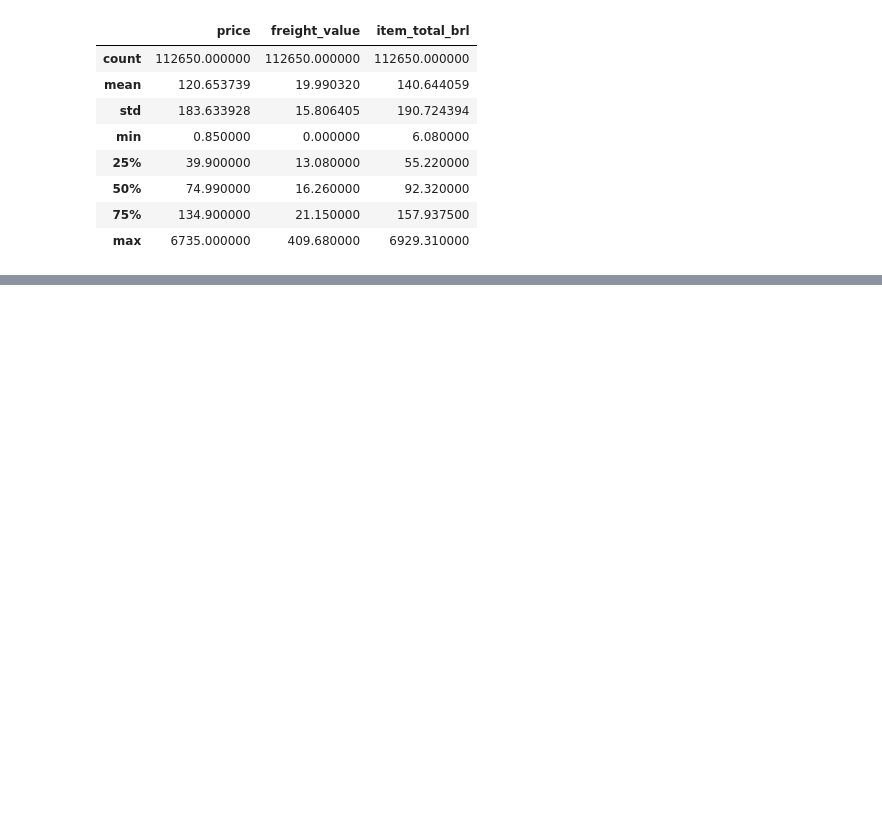
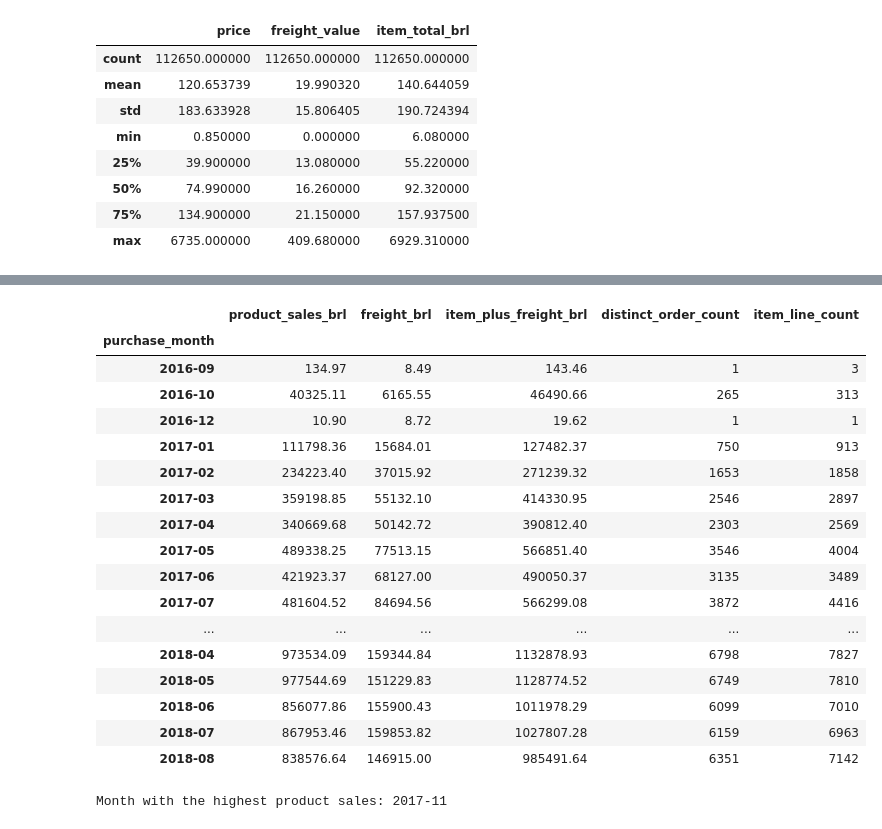
Before and after one commit to ttanvirr/pandas-ecommerce-sales-analysis, a Jupyter notebook: notebooks/01_data_exploration.ipynb, the cells around one changed output, grey strips where cells are left out. Saved outputs shown, nothing was run; the diff lists cells and outputs as text; code cells hidden in the pictures; blank space fills up the shorter version.

Commit message:
complete challenge 9

```diff
--- a/notebooks/01_data_exploration.ipynb
+++ b/notebooks/01_data_exploration.ipynb
@@ -328,3 +328,67 @@ Rows after merge:  99441
 | 22171 | 0812eb902a67711a1cb742b3cdaa65ae | c6e2731c5b391845f6800c97401a43a9 | delivered | 2017-02-12 20:37:36 | 2017-02-12 20:45:12 | 2017-02-16 09:23:13 | ... |
 | 28326 | fefacc66af859508bf1a7934eab1e97f | f48d464a0baaea338cb25f816991ab1f | delivered | 2018-07-25 18:10:17 | 2018-07-27 04:05:13 | 2018-08-03 14:42:00 | ... |
 | 3508 | f5136e38d1a14a4dbd87dff67da82701 | 3fd6777bbce08a352fddd04e4a7cc8f6 | delivered | 2017-05-24 18:14:34 | 2017-05-26 02:45:17 | 2017-05-26 11:20:47 | ... |
+# %%
+# Challenge 7: Analyse monthly completed-order sales
+
+## Select only orders whose order_status is delivered
+delivered_order_dates = orders_clean.loc[
+    orders_clean["order_status"] == "delivered",
+    ["order_id", "order_purchase_timestamp"],
+].copy()
+# display(delivered_order_dates.head())
+
+## Merge those rows with `items_clean` on `order_id`.
+completed_items = items_clean.merge(
+    delivered_order_dates,
+    on="order_id",
+    how="inner",
+    validate="many_to_one"
+)
+# display(completed_items.head())
+
+## Create a `purchase_month` column from `order_purchase_timestamp` using monthly periods
+completed_items["purchase_month"] = (
+    completed_items["order_purchase_timestamp"]
+    .dt.to_period("M")
+)
+# display(completed_items.head())
+
+## Group by month and calculate product price total, freight total, combined item-plus-freight total, distinct order count, and item-line count
+monthly_sales_summary = (
+    completed_items
+    .groupby("purchase_month")
+    .agg(
+        product_sales_brl=("price", "sum"),
+        freight_brl=("freight_value", "sum"),
+        item_plus_freight_brl=("item_total_brl", "sum"),
+        distinct_order_count=("order_id", "nunique"),
+        item_line_count=("order_item_id", "count")
+    )
+    .sort_index()
+)
+
+display(monthly_sales_summary)
+print("Month with the highest product sales:",
+monthly_sales_summary["product_sales_brl"].idxmax()
+)
+# %% [output]
+|  | product_sales_brl | freight_brl | item_plus_freight_brl | distinct_order_count | item_line_count |
+| purchase_month |  |  |  |  |  |
+| 2016-09 | 134.97 | 8.49 | 143.46 | 1 | 3 |
+| 2016-10 | 40325.11 | 6165.55 | 46490.66 | 265 | 313 |
+| 2016-12 | 10.90 | 8.72 | 19.62 | 1 | 1 |
+| 2017-01 | 111798.36 | 15684.01 | 127482.37 | 750 | 913 |
+| 2017-02 | 234223.40 | 37015.92 | 271239.32 | 1653 | 1858 |
+| 2017-03 | 359198.85 | 55132.10 | 414330.95 | 2546 | 2897 |
+| 2017-04 | 340669.68 | 50142.72 | 390812.40 | 2303 | 2569 |
+| 2017-05 | 489338.25 | 77513.15 | 566851.40 | 3546 | 4004 |
+| 2017-06 | 421923.37 | 68127.00 | 490050.37 | 3135 | 3489 |
+| 2017-07 | 481604.52 | 84694.56 | 566299.08 | 3872 | 4416 |
+| ... | ... | ... | ... | ... | ... |
+| 2018-04 | 973534.09 | 159344.84 | 1132878.93 | 6798 | 7827 |
+| 2018-05 | 977544.69 | 151229.83 | 1128774.52 | 6749 | 7810 |
+| 2018-06 | 856077.86 | 155900.43 | 1011978.29 | 6099 | 7010 |
+| 2018-07 | 867953.46 | 159853.82 | 1027807.28 | 6159 | 6963 |
+| 2018-08 | 838576.64 | 146915.00 | 985491.64 | 6351 | 7142 |
+Month with the highest product sales: 2017-11
```
Also changed, not shown: parts of 2 cells of this notebook, 1 other file.
